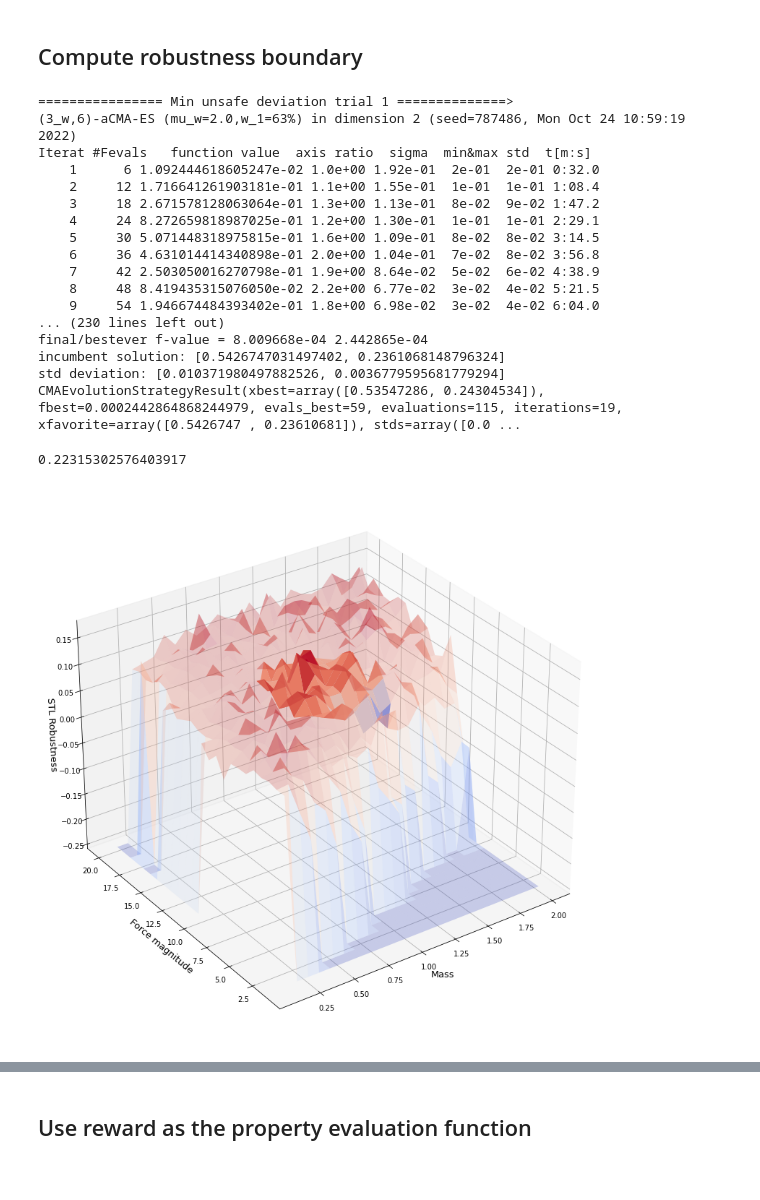
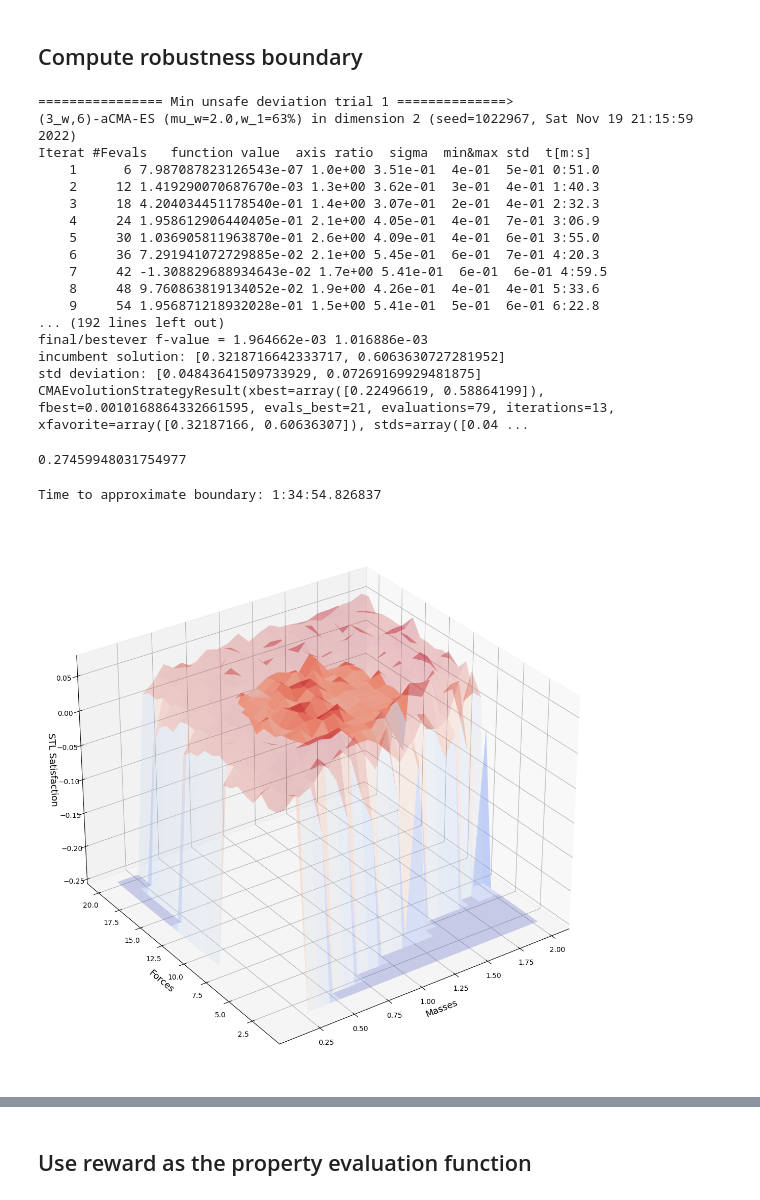
Before and after one commit to SteveZhangBit/STL-Robustness, a Jupyter notebook: cartpole-dqn/CartPole-DQN.ipynb, the cells around one changed output, grey strips where cells are left out. Saved outputs shown, nothing was run; the diff lists cells and outputs as text; code cells hidden in the pictures.

```diff
--- a/cartpole-dqn/CartPole-DQN.ipynb
+++ b/cartpole-dqn/CartPole-DQN.ipynb
@@ -51,7 +51,7 @@ def env_builder(delta):
 # %%
 from stable_baselines3 import DQN
 
-model = DQN.load("best_dqn")
+model = DQN.load("best_dqn_3.7")
 
 agent = {
     # define the action generation function of the given agent
@@ -185,42 +211,39 @@ plt.show()
 # %% [markdown]
 ## Compute robustness boundary
 # %%
-analysis.robustness_boundary()
+start = datetime.now()
+boundary = analysis.robustness_boundary()
 # %% [output]
 ================ Min unsafe deviation trial 1 ==============>
-(3_w,6)-aCMA-ES (mu_w=2.0,w_1=63%) in dimension 2 (seed=787486, Mon Oct 24 10:59:19 2022)
+(3_w,6)-aCMA-ES (mu_w=2.0,w_1=63%) in dimension 2 (seed=1022967, Sat Nov 19 21:15:59 2022)
 Iterat #Fevals   function value  axis ratio  sigma  min&max std  t[m:s]
-    1      6 1.092444618605247e-02 1.0e+00 1.92e-01  2e-01  2e-01 0:32.0
-    2     12 1.716641261903181e-01 1.1e+00 1.55e-01  1e-01  1e-01 1:08.4
-    3     18 2.671578128063064e-01 1.3e+00 1.13e-01  8e-02  9e-02 1:47.2
-    4     24 8.272659818987025e-01 1.2e+00 1.30e-01  1e-01  1e-01 2:29.1
-    5     30 5.071448318975815e-01 1.6e+00 1.09e-01  8e-02  8e-02 3:14.5
-    6     36 4.631014414340898e-01 2.0e+00 1.04e-01  7e-02  8e-02 3:56.8
-    7     42 2.503050016270798e-01 1.9e+00 8.64e-02  5e-02  6e-02 4:38.9
-    8     48 8.419435315076050e-02 2.2e+00 6.77e-02  3e-02  4e-02 5:21.5
-    9     54 1.946674484393402e-01 1.8e+00 6.98e-02  3e-02  4e-02 6:04.0
-... (230 lines left out)
-final/bestever f-value = 8.009668e-04 2.442865e-04
-incumbent solution: [0.5426747031497402, 0.2361068148796324]
-std deviation: [0.010371980497882526, 0.0036779595681779294]
-CMAEvolutionStrategyResult(xbest=array([0.53547286, 0.24304534]), fbest=0.0002442864868244979, evals_best=59, evaluations=115, iterations=19, xfavorite=array([0.5426747 , 0.23610681]), stds=array([0.0 ...
+    1      6 7.987087823126543e-07 1.0e+00 3.51e-01  4e-01  5e-01 0:51.0
+    2     12 1.419290070687670e-03 1.3e+00 3.62e-01  3e-01  4e-01 1:40.3
+    3     18 4.204034451178540e-01 1.4e+00 3.07e-01  2e-01  4e-01 2:32.3
+    4     24 1.958612906440405e-01 2.1e+00 4.05e-01  4e-01  7e-01 3:06.9
+    5     30 1.036905811963870e-01 2.6e+00 4.09e-01  4e-01  6e-01 3:55.0
+    6     36 7.291941072729885e-02 2.1e+00 5.45e-01  6e-01  7e-01 4:20.3
+    7     42 -1.308829688934643e-02 1.7e+00 5.41e-01  6e-01  6e-01 4:59.5
+    8     48 9.760863819134052e-02 1.9e+00 4.26e-01  4e-01  4e-01 5:33.6
+    9     54 1.956871218932028e-01 1.5e+00 5.41e-01  5e-01  6e-01 6:22.8
+... (192 lines left out)
+final/bestever f-value = 1.964662e-03 1.016886e-03
+incumbent solution: [0.3218716642333717, 0.6063630727281952]
+std deviation: [0.04843641509733929, 0.07269169929481875]
+CMAEvolutionStrategyResult(xbest=array([0.22496619, 0.58864199]), fbest=0.0010168864332661595, evals_best=21, evaluations=79, iterations=13, xfavorite=array([0.32187166, 0.60636307]), stds=array([0.04 ...
-0.22315302576403917
+# %%
+print(boundary)
+# %% [output]
+0.27459948031754977
+# %%
+print('Time to approximate boundary:', datetime.now() - start)
+# %% [output]
+Time to approximate boundary: 1:34:54.826837
 # %%
-boundary = 0.223153
-ax, masses, forces, grid_data = analysis.grid_plot(masscart, force_mag, 25, 25, x_name="masses", y_name="forces",
-                                                   z_name='STL Robustness', boundary=boundary)
-
-# center = normalize(delta_0, dev_bounds)
-# X = np.linspace(center[0] - boundary, center[0] + boundary)
-# Y1 = center[1] + np.sqrt(np.clip(boundary**2 - (X - center[0])**2, 0, None))
-# Y2 = center[1] - np.sqrt(np.clip(boundary**2 - (X - center[0])**2, 0, None))
-# ax.plot(scale(X, dev_bounds[0]), scale(Y1, dev_bounds[1]), 0.08, zorder=10, color='black')
-# ax.plot(scale(X, dev_bounds[0]), scale(Y2, dev_bounds[1]), 0.08, zorder=10, color='black')
-
-ax.set_xlabel('Mass', fontsize=13)
-ax.set_ylabel('Force magnitude', fontsize=13)
+ax, masses, forces, grid_data = analysis.grid_plot(masscart, force_mag, 25, 25, x_name="Masses", y_name="Forces",
+                                                   z_name='STL Satisfaction', boundary=boundary)
 ax.view_init(30, -125)
-plt.savefig('gifs/robustness-landscape-boundary.png')
+plt.savefig('gifs/robustness-landscape-boundary.png', bbox_inches='tight')
 plt.show()
 # %% [output]
-[figure, old version]
+[figure, new version]
```
Also changed, not shown: parts of 11 cells of this notebook, 20 other files.
